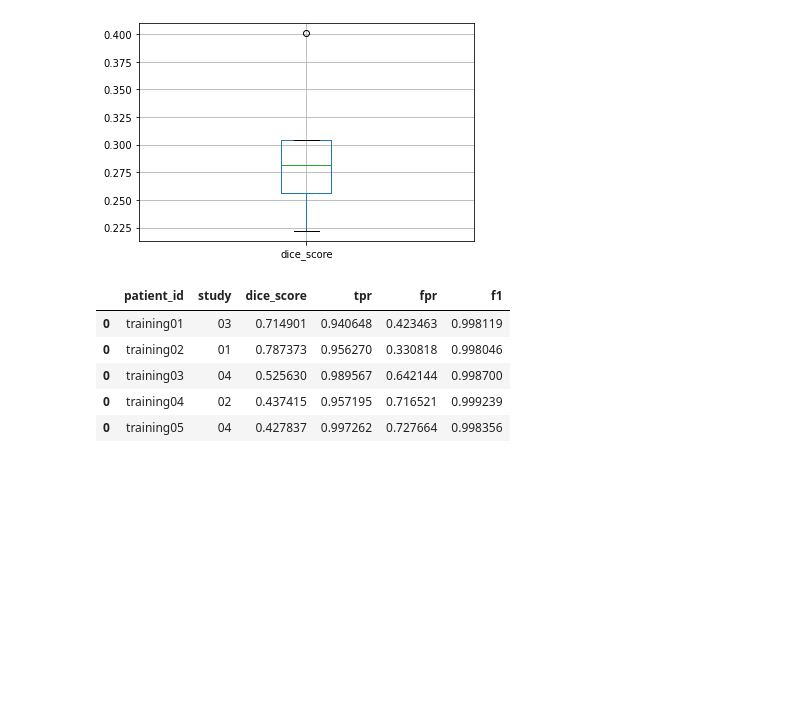
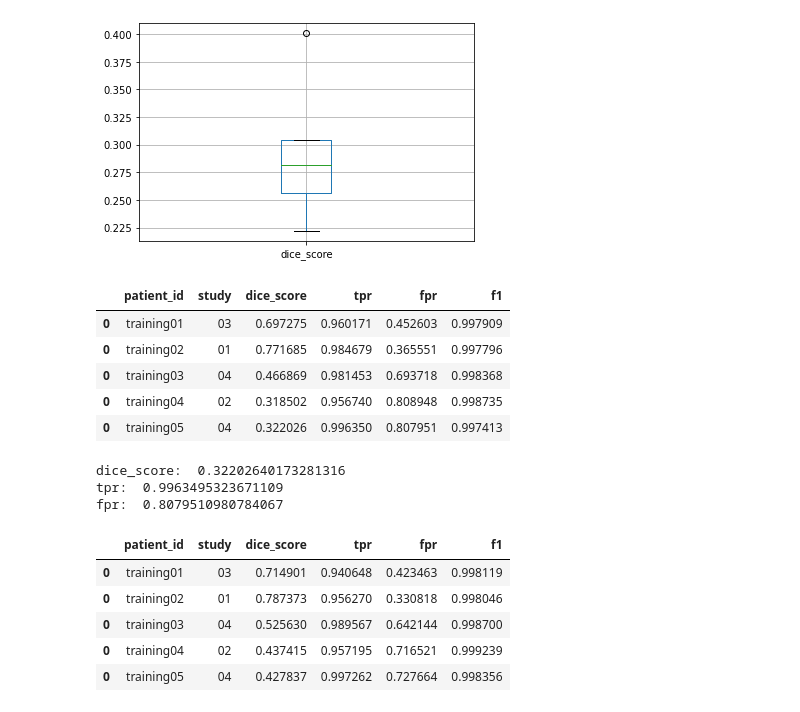
Before and after one commit to Marwaahmed96/deep-transfer-learning, a Jupyter notebook: UDA/pytorch0.3/DAN/isbi_output_result.ipynb, the cells around one changed output. Drawn from its saved outputs; the diff is of its cells as text; code cells hidden in the pictures; blank space fills up the shorter version.

```diff
--- a/UDA/pytorch0.3/DAN/isbi_output_result.ipynb
+++ b/UDA/pytorch0.3/DAN/isbi_output_result.ipynb
@@ -163,6 +163,25 @@ accuracy_df.boxplot(column=['dice_score'])
 # %% [output]
 <AxesSubplot:>
 [figure]
+# %%
+#isbi resnet full train first network dropout_patch16
+accuracy_df
+#3.89794
+# %% [output]
+|  | patient_id | study | dice_score | tpr | fpr | f1 |
+| 0 | training01 | 03 | 0.697275 | 0.960171 | 0.452603 | 0.997909 |
+| 0 | training02 | 01 | 0.771685 | 0.984679 | 0.365551 | 0.997796 |
+| 0 | training03 | 04 | 0.466869 | 0.981453 | 0.693718 | 0.998368 |
+| 0 | training04 | 02 | 0.318502 | 0.956740 | 0.808948 | 0.998735 |
+| 0 | training05 | 04 | 0.322026 | 0.996350 | 0.807951 | 0.997413 |
+# %%
+print('dice_score: ',df["dice_score"].mean())
+print('tpr: ',df["tpr"].mean())
+print('fpr: ',df["fpr"].mean())
+# %% [output]
+dice_score:  0.32202640173281316
+tpr:  0.9963495323671109
+fpr:  0.8079510980784067
 # %%
 #isbi resnet full train first network train4
 accuracy_df
```
Also changed, not shown: parts of 5 cells of this notebook, 56 other files.
